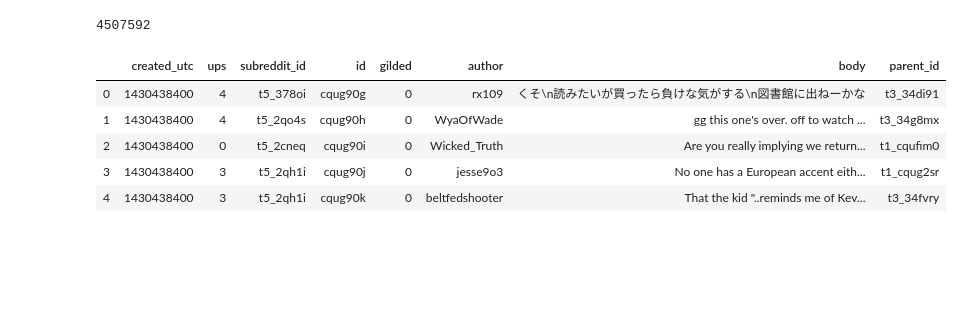
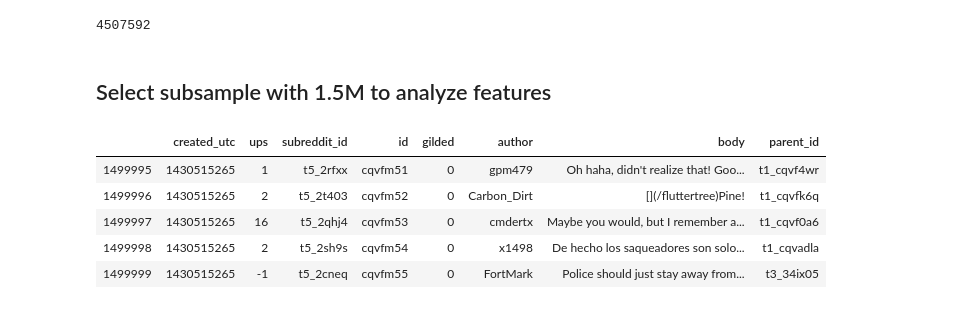
Before and after one commit to pPomCo/DCreddit, a Jupyter notebook: notebooks/TestTask2.ipynb, the cells around one changed output. Saved outputs shown, nothing was run; the diff lists cells and outputs as text; code cells hidden in the pictures; blank space fills up the shorter version.

```diff
--- a/notebooks/TestTask2.ipynb
+++ b/notebooks/TestTask2.ipynb
@@ -116,8 +131,10 @@ for idx,item in enumerate(lines):
         fts.write("%s\n" % item)
 ftr.close()
 fts.close()
+# %% [markdown]
+## Select subsample with 1.5M to analyze features
 # %%
-lines = c.execute("SELECT created_utc, ups, subreddit_id, id, gilded, author, body, parent_id FROM May2015 ORDER BY created_utc ASC")
+lines = c.execute("SELECT created_utc, ups, subreddit_id, id, gilded, author, body, parent_id FROM May2015 ORDER BY created_utc ASC LIMIT 1500000")
 columns = ["created_utc", "ups", "subreddit_id", "id", "gilded", "author", "body", "parent_id"]
 data = []
 for line in lines:
@@ -125,11 +142,11 @@ for line in lines:
 # %%
 df = pd.DataFrame(data, columns=columns)
 # %%
-df.head()
+df.tail()
 # %% [output]
 |  | created_utc | ups | subreddit_id | id | gilded | author | body | parent_id |
-| 0 | 1430438400 | 4 | t5_378oi | cqug90g | 0 | rx109 | くそ\n読みたいが買ったら負けな気がする\n図書館に出ねーかな | t3_34di91 |
-| 1 | 1430438400 | 4 | t5_2qo4s | cqug90h | 0 | WyaOfWade | gg this one's over. off to watch ... | t3_34g8mx |
-| 2 | 1430438400 | 0 | t5_2cneq | cqug90i | 0 | Wicked_Truth | Are you really implying we return... | t1_cqufim0 |
-| 3 | 1430438400 | 3 | t5_2qh1i | cqug90j | 0 | jesse9o3 | No one has a European accent eith... | t1_cqug2sr |
-| 4 | 1430438400 | 3 | t5_2qh1i | cqug90k | 0 | beltfedshooter | That the kid "..reminds me of Kev... | t3_34fvry |
+| 1499995 | 1430515265 | 1 | t5_2rfxx | cqvfm51 | 0 | gpm479 | Oh haha, didn't realize that! Goo... | t1_cqvf4wr |
+| 1499996 | 1430515265 | 2 | t5_2t403 | cqvfm52 | 0 | Carbon_Dirt | [](/fluttertree)Pine! | t1_cqvfk6q |
+| 1499997 | 1430515265 | 16 | t5_2qhj4 | cqvfm53 | 0 | cmdertx | Maybe you would, but I remember a... | t1_cqvf0a6 |
+| 1499998 | 1430515265 | 2 | t5_2sh9s | cqvfm54 | 0 | x1498 | De hecho los saqueadores son solo... | t1_cqvadla |
+| 1499999 | 1430515265 | -1 | t5_2cneq | cqvfm55 | 0 | FortMark | Police should just stay away from... | t3_34ix05 |
```
Also changed, not shown: parts of 28 cells of this notebook, 1 other file.
